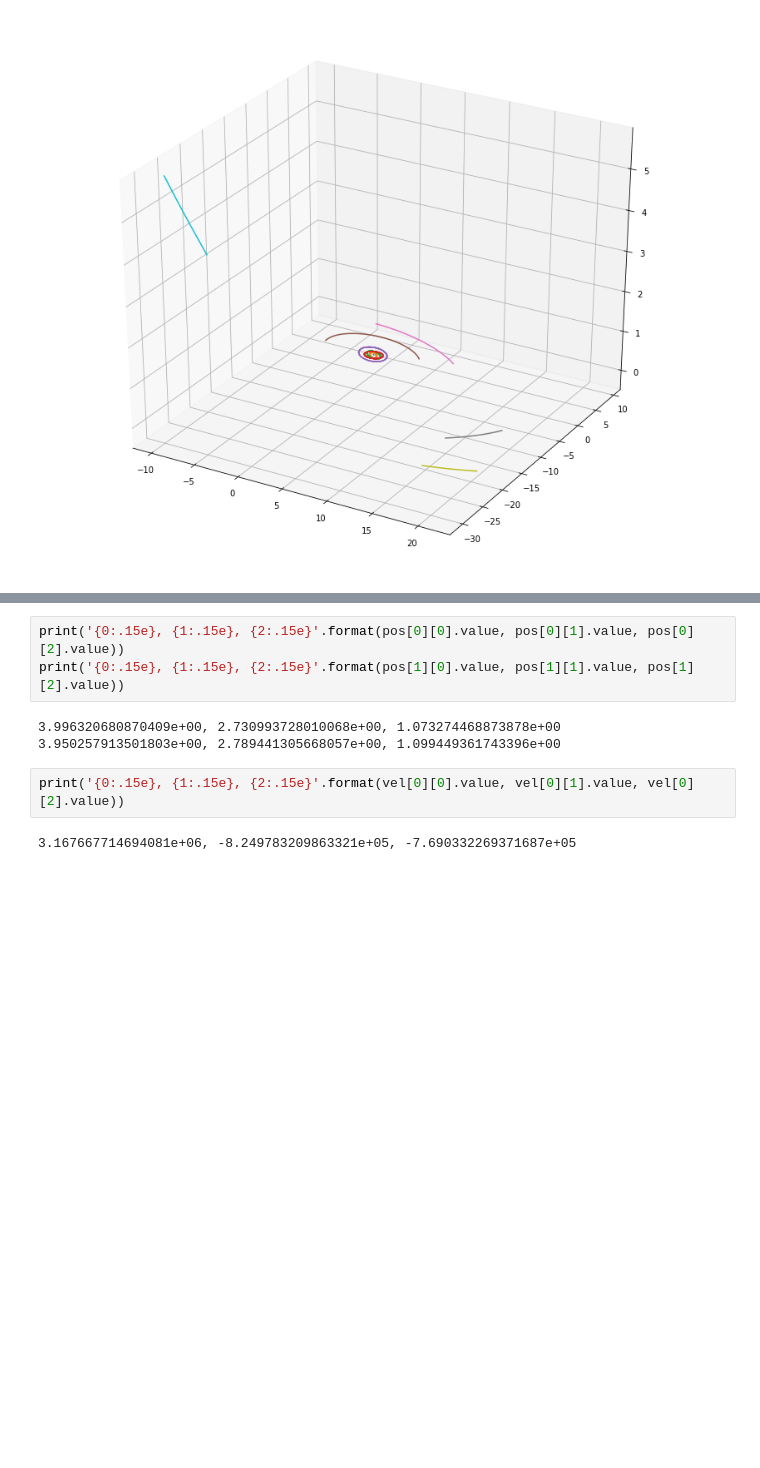
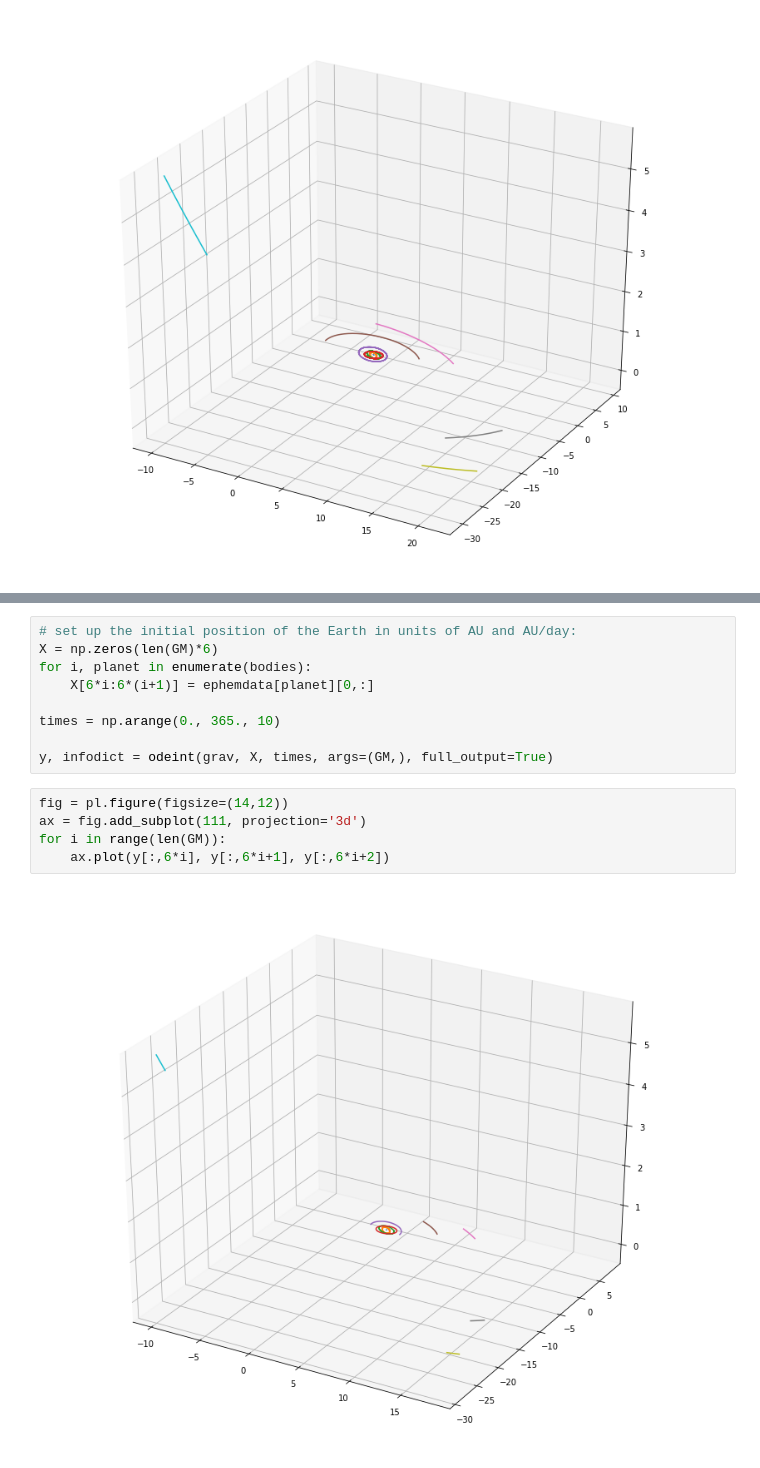
Before and after one commit to mattpitkin/random_scripts, a Jupyter notebook: SolSym.ipynb, the cells around one changed output, grey strips where cells are left out. Saved outputs shown, nothing was run; the diff lists cells and outputs as text; blank space fills up the shorter version.

```diff
--- a/SolSym.ipynb
+++ b/SolSym.ipynb
@@ -211,12 +236,18 @@ for i in range(nsteps):
 # %% [output]
 (u'sun', u'mercury', u'venus', u'earth-moon-barycenter', u'earth', u'moon', u'mars', u'jupiter', u'saturn', u'uranus', u'neptune', u'pluto')
-# %%
-print('{0:.15e}, {1:.15e}, {2:.15e}'.format(pos[0][0].value, pos[0][1].value, pos[0][2].value))
-print('{0:.15e}, {1:.15e}, {2:.15e}'.format(pos[1][0].value, pos[1][1].value, pos[1][2].value))
-# %% [output]
-3.996320680870409e+00, 2.730993728010068e+00, 1.073274468873878e+00
-3.950257913501803e+00, 2.789441305668057e+00, 1.099449361743396e+00
-# %%
-print('{0:.15e}, {1:.15e}, {2:.15e}'.format(vel[0][0].value, vel[0][1].value, vel[0][2].value))
-# %% [output]
-3.167667714694081e+06, -8.249783209863321e+05, -7.690332269371687e+05
+# %%
+# set up the initial position of the Earth in units of AU and AU/day:
+X = np.zeros(len(GM)*6)
+for i, planet in enumerate(bodies):
+    X[6*i:6*(i+1)] = ephemdata[planet][0,:]
+
+times = np.arange(0., 365., 10)
+
+y, infodict = odeint(grav, X, times, args=(GM,), full_output=True)
+# %%
+fig = pl.figure(figsize=(14,12))
+ax = fig.add_subplot(111, projection='3d')
+for i in range(len(GM)):
+    ax.plot(y[:,6*i], y[:,6*i+1], y[:,6*i+2])
+# %% [output]
+[figure, added]
```
Also changed, not shown: parts of 3 cells of this notebook.
